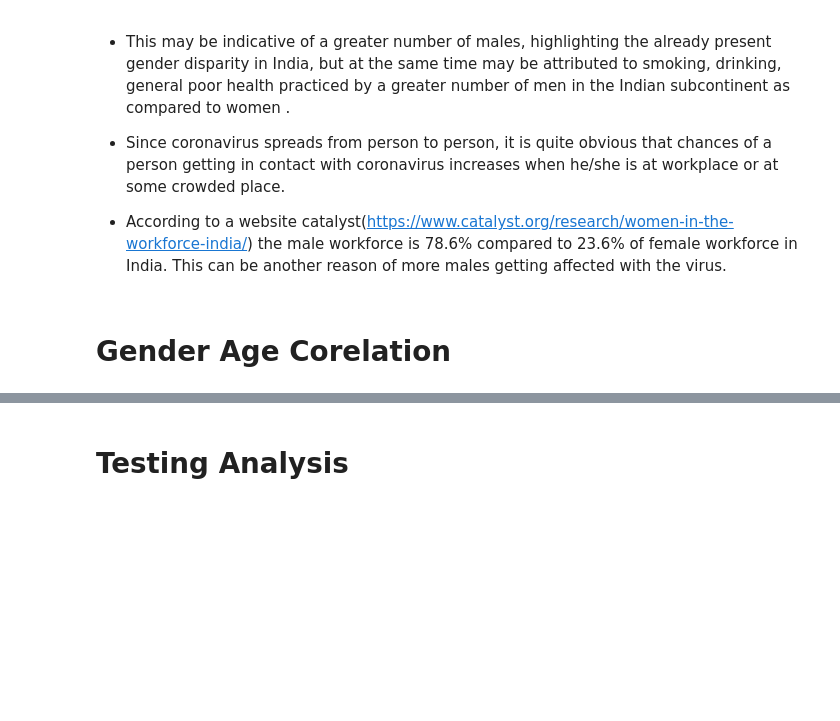
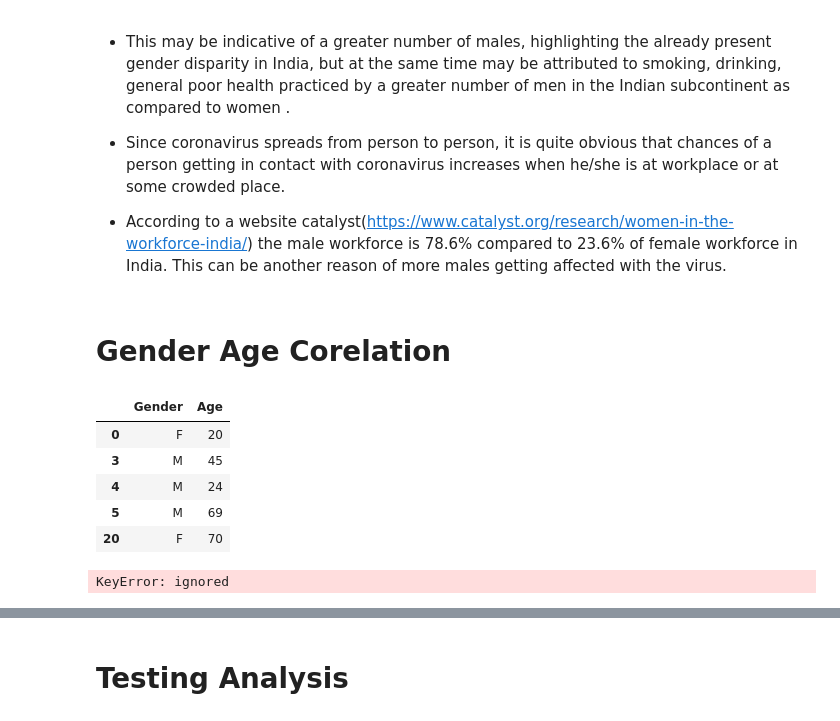
Before and after one commit to Covid-Analytics-India/covid19-analysis, a Jupyter notebook: SarthakTesting.ipynb, the cells around one changed output, grey strips where cells are left out. Drawn from its saved outputs; the diff is of its cells as text; code cells hidden in the pictures; blank space fills up the shorter version.

```diff
--- a/SarthakTesting.ipynb
+++ b/SarthakTesting.ipynb
@@ -531,0 +536,5 @@ clean_age['Age'] = np.floor(clean_age['Age'])
+# %%
+num = []
+for i in range(0,111):
+  i = str(i)
+  num.append(i)
@@ -557,20 +577,39 @@ fig.show()
 # %% [markdown]
 # Gender Age Corelation
 # %%
-clean = {'Gender' : raw_data[0]['Gender'],'Age' : raw_data[0]['Age Bracket']}
+clean_g = {'Gender' : raw_data[0]['Gender'],'Age' : raw_data[0]['Age Bracket']}
 for i in range (1, len(raw_data)):
-  clean['Gender'] = clean['Gender'].append(raw_data[i]['Gender'],ignore_index=True)
-  clean['Age'] = clean['Age'].append(raw_data[i]['Age Bracket'],ignore_index=True)
+  clean_g['Gender'] = clean_g['Gender'].append(raw_data[i]['Gender'],ignore_index=True)
+  clean_g['Age'] = clean_g['Age'].append(raw_data[i]['Age Bracket'],ignore_index=True)
 
-clean = pd.DataFrame(clean)
-clean.dropna(inplace=True)
+clean_g = pd.DataFrame(clean_g)
+clean_g.dropna(inplace=True)
 
 
-clean = clean[clean['Age'] != '8 Months']
-clean = clean[clean['Age'] != '28-35']
-clean = clean[clean['Age'] != '6 Months']
-clean = clean[clean['Age'] != '5 Months']
-clean = clean[clean['Age'] != '5 months']
-clean['Age'] = clean['Age'].astype(float)
-clean['Age'] = np.floor(clean['Age'])
-clean['Gender'] = clean['Gender'].str.replace('M ','M')
+# clean = clean[clean['Age'] != '8 Months']
+# clean = clean[clean['Age'] != '28-35']
+# clean = clean[clean['Age'] != '6 Months']
+# clean = clean[clean['Age'] != '5 Months']
+# clean = clean[clean['Age'] != '5 months']
+# clean['Age'] = clean['Age'].astype(float)
+# clean['Age'] = np.floor(clean['Age'])
+# clean['Gender'] = clean['Gender'].str.replace('M ','M')
+# %%
+clean_g.head()
+# %% [output]
+|  | Gender | Age |
+| 0 | F | 20 |
+| 3 | M | 45 |
+| 4 | M | 24 |
+| 5 | M | 69 |
+| 20 | F | 70 |
+# %%
+clean = []
+gen = []
+for row in clean_g:
+  print(clean_g['Age'][row])
+  # if clean_g['Age'][row] in num:
+  #   clean.append(clean_g['Age'][row])
+    #gen.append(clean_g['Gender'][row])
+# %% [output]
+KeyError: ignored
```
Also changed, not shown: parts of 7 cells of this notebook.
